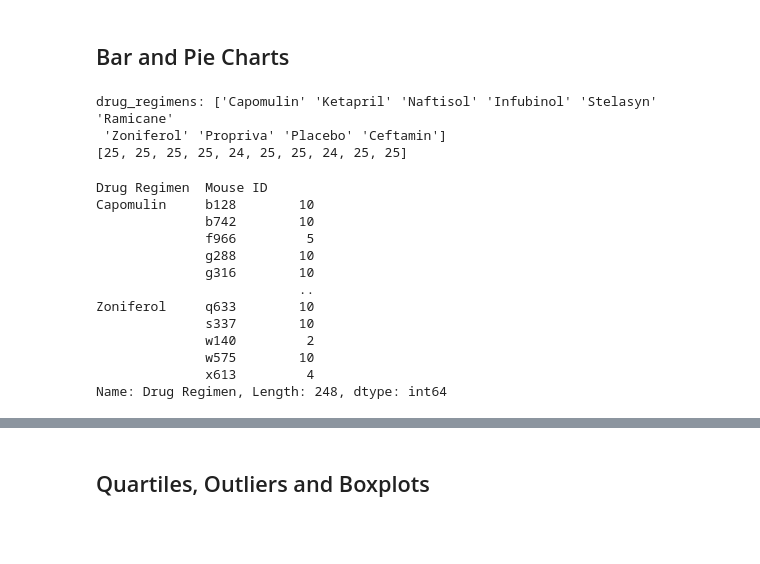
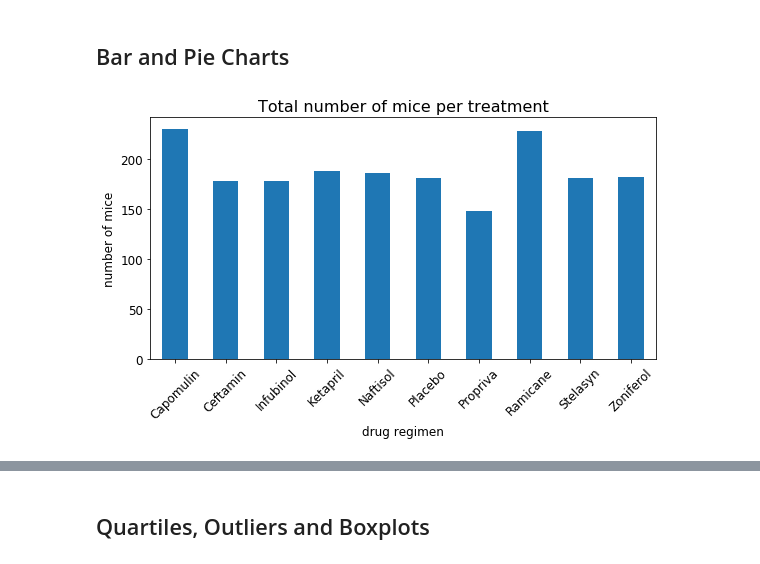
Before and after one commit to zsvorenova/matplotlib-challenge, a Jupyter notebook: Pymaceuticals/pymaceuticals_starter.ipynb, the cells around one changed output, grey strips where cells are left out. Drawn from its saved outputs; the diff is of its cells as text; code cells hidden in the pictures; blank space fills up the shorter version.

Commit message:
bar and pie charts

```diff
--- a/Pymaceuticals/pymaceuticals_starter.ipynb
+++ b/Pymaceuticals/pymaceuticals_starter.ipynb
@@ -169,32 +146,3 @@ clean_df.groupby(["Drug Regimen"]).agg(['mean', 'median', 'var', 'std', 'sem'])[
 | Zoniferol | 53.236507 | 51.818479 | 48.533355 | 6.966589 | 0.516398 |
 # %% [markdown]
 ## Bar and Pie Charts
-# %%
-# Generate a bar plot showing the total number of mice for each treatment throughout the course of the study using pandas.
-drug_regimens = clean_df["Drug Regimen"].unique()
-print(f"drug_regimens: {drug_regimens}")
-mouse_counts=[]
-for drug_regimen in drug_regimens:
-    mouse_count=len(clean_df.loc[clean_df["Drug Regimen"] == drug_regimen, :]["Mouse ID"].unique())
-    mouse_counts.append(mouse_count)
-print(mouse_counts)
-
-drug_regimens2 = clean_df.groupby(['Drug Regimen', 'Mouse ID'])
-drug_regimens2['Drug Regimen'].count()
-# %% [output]
-drug_regimens: ['Capomulin' 'Ketapril' 'Naftisol' 'Infubinol' 'Stelasyn' 'Ramicane'
- 'Zoniferol' 'Propriva' 'Placebo' 'Ceftamin']
-[25, 25, 25, 25, 24, 25, 25, 24, 25, 25]
-Drug Regimen  Mouse ID
-Capomulin     b128        10
-              b742        10
-              f966         5
-              g288        10
-              g316        10
-                          ..
-Zoniferol     q633        10
-              s337        10
-              w140         2
-              w575        10
-              x613         4
-Name: Drug Regimen, Length: 248, dtype: int64
@@ -204,0 +149,13 @@ Name: Drug Regimen, Length: 248, dtype: int64
+# %%
+# Generate a bar plot showing the total number of mice for each treatment throughout the course of the study using pandas.
+drug_regimes = clean_df['Drug Regimen'].unique()
+mice_count = pd.DataFrame(clean_df.groupby("Drug Regimen").count()["Mouse ID"])
+mice_count.plot(kind='bar', figsize=(8,5), fontsize=12, legend=False)
+plt.title("Total number of mice per treatment",fontsize = 16)
+plt.ylabel("number of mice", fontsize =12)
+plt.xlabel("drug regimen", fontsize =12)
+plt.xticks(rotation=45, fontsize=12)
+plt.tight_layout()
+plt.show();
+# %% [output]
+[figure, added]
```
Also changed, not shown: parts of 11 cells of this notebook.
